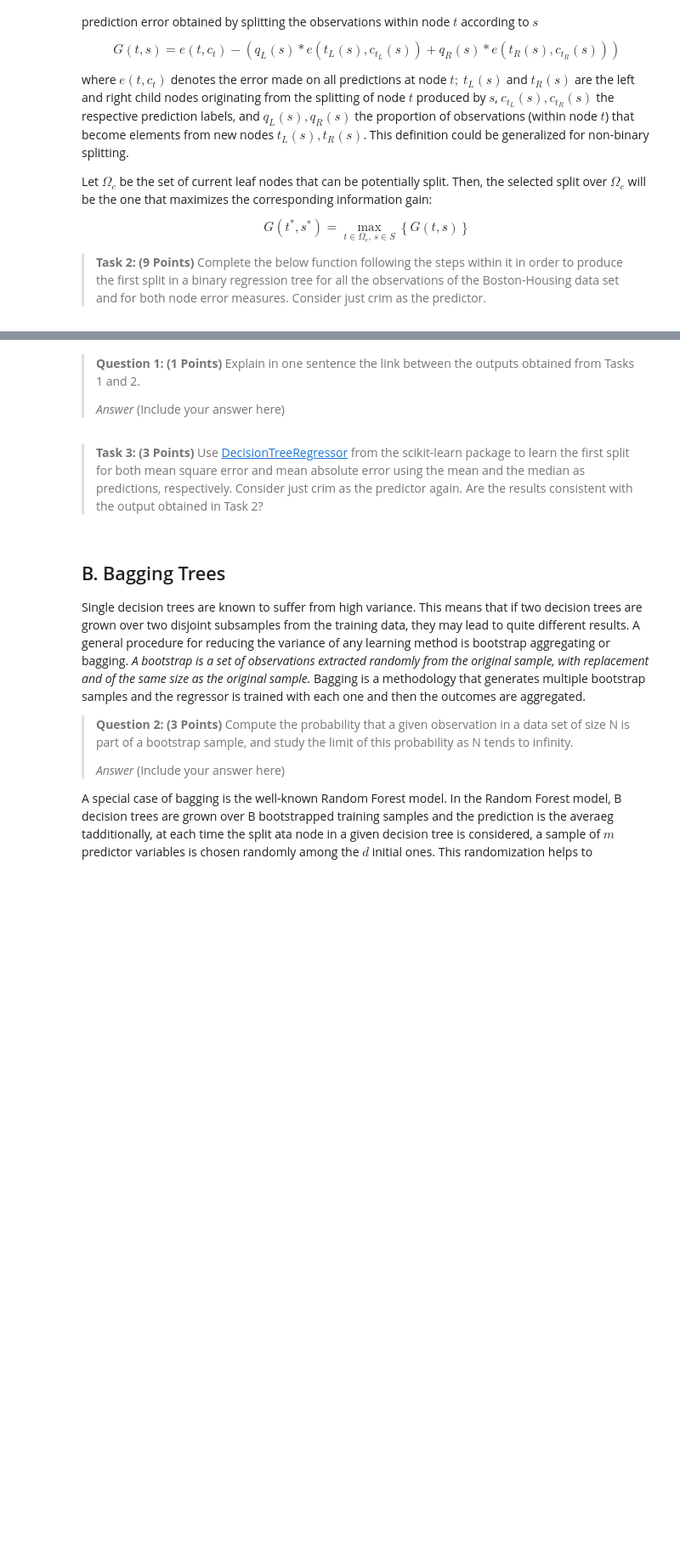
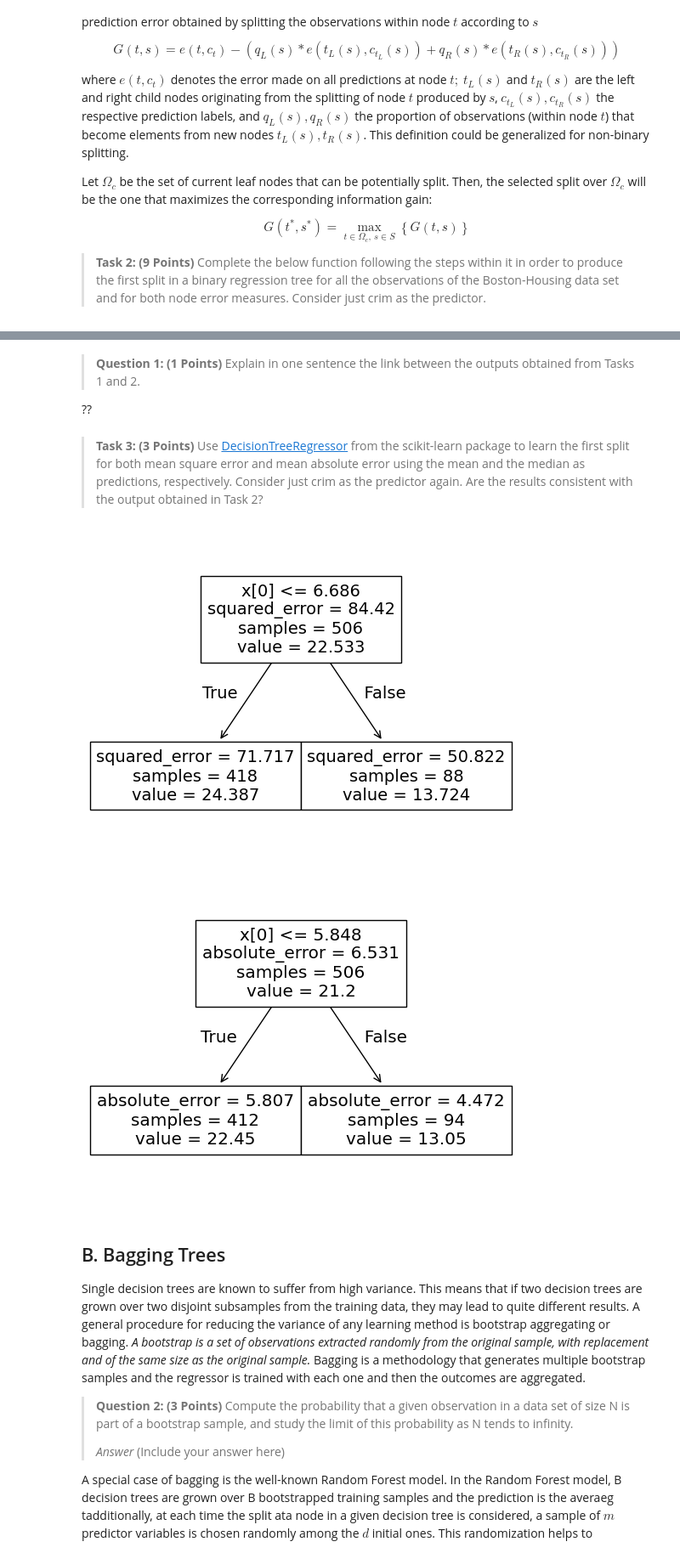
Before and after one commit to TristanDonze/RegressionTreeBostonHousing, a Jupyter notebook: INF554Assessment.ipynb, the cells around one changed output, grey strips where cells are left out. Shown: that part at 85% size. Saved outputs shown, nothing was run; the diff lists cells and outputs as text; code cells hidden in the pictures; blank space fills up the shorter version.

```diff
--- a/INF554Assessment.ipynb
+++ b/INF554Assessment.ipynb
@@ -163,19 +217,24 @@ first_split(feature, target, mean_absolute_error, 'median');
 # %% [markdown]
 >**Question 1: (1 Points)** Explain in one sentence the link between the outputs obtained from Tasks 1 and 2.
->
->*Answer* (Include your answer here)
+
+??
 # %% [markdown]
 >**Task 3: (3 Points)** Use <a href="https://scikit-learn.org/dev/modules/generated/sklearn.tree.DecisionTreeRegressor.html">DecisionTreeRegressor</a>  from the scikit-learn package to learn the first split for both mean square error and mean absolute error using the mean and the median as predictions, respectively.  Consider just crim as the predictor again. Are the results consistent with the output obtained in Task 2?
 # %%
-# insert your code here
-
+clf_mse_mean = DecisionTreeRegressor(criterion='squared_error', max_depth=1, random_state=42)
+clf_mse_mean.fit(feature.reshape(-1, 1), target)
 plt.figure()
 plot_tree(clf_mse_mean);
 
-# insert your code here
-
+clf_mae_median = DecisionTreeRegressor(criterion='absolute_error',  max_depth=1, random_state=42)
+clf_mae_median.fit(feature.reshape(-1, 1), target)
 plt.figure()
 plot_tree(clf_mae_median);
+
+# Result are consistent with the output obtained in task 2.
+# %% [output]
+[figure, added]
+[figure, added]
 # %% [markdown]
 ## B. Bagging Trees
 
```
Also changed, not shown: parts of 3 cells of this notebook, 1 other file.
